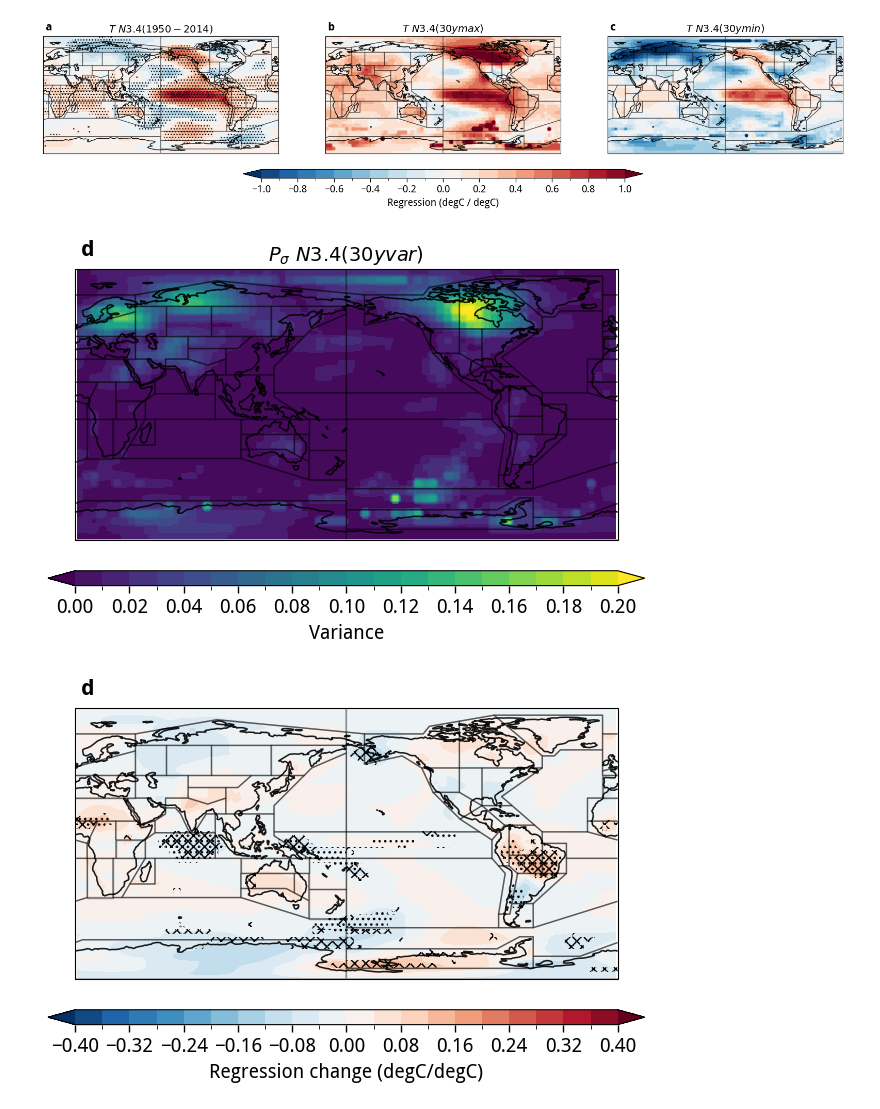
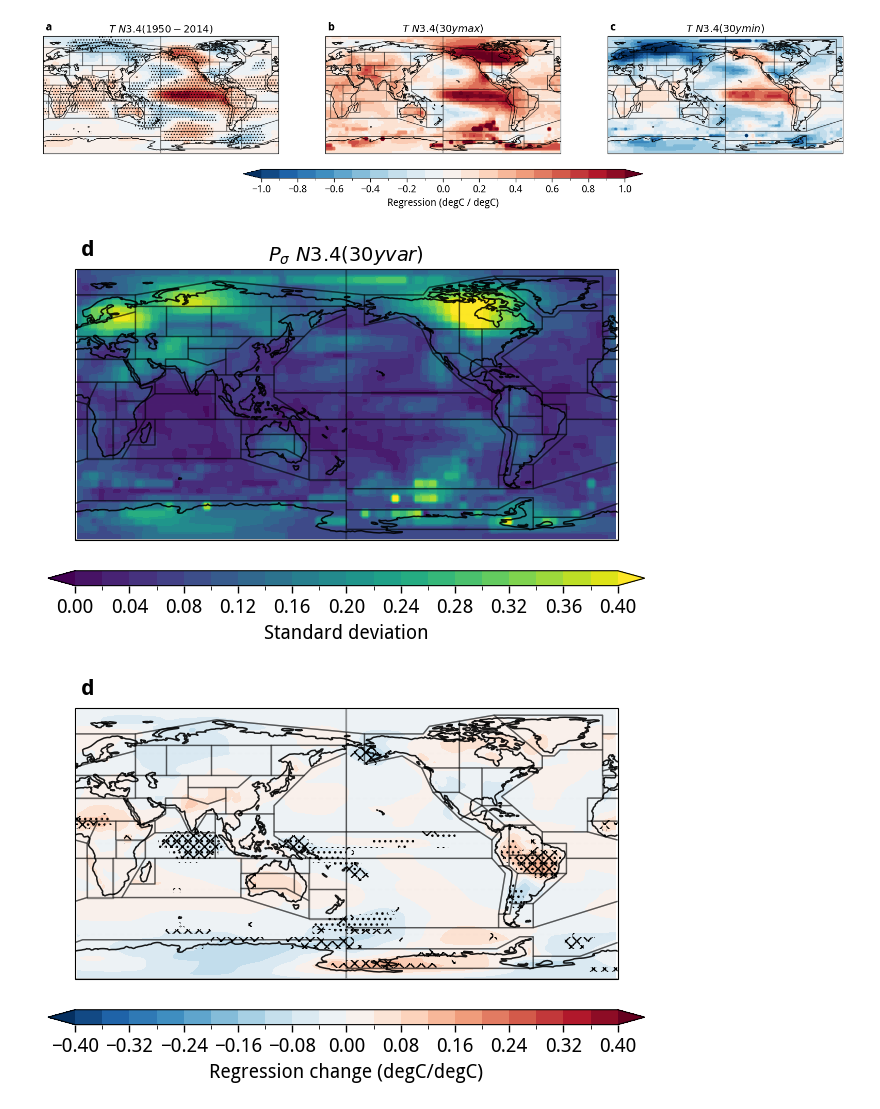
Before and after one commit to adisen99/enso_teleconnection_robustness, a Jupyter notebook: 05a_plotting_ts_regr_results.ipynb, the cells around one changed output. Saved outputs shown, nothing was run; the diff lists cells and outputs as text; code cells hidden in the pictures.

```diff
--- a/05a_plotting_ts_regr_results.ipynb
+++ b/05a_plotting_ts_regr_results.ipynb
@@ -530,16 +530,16 @@ plot_maps(xx, yy, plot_list, titles_list, labels_list, cmap='RdBu_r', levels=np.
 # %% [output]
 [figure]
 # %%
-zz = ts_regr_obs_30y.regr.var('ey')
+zz = ts_regr_obs_30y.regr.std('ey')
 
 xx, yy = np.meshgrid(zz.lon, zz.lat)
 
 
-plot_single_map(xx, yy, zz, title='$P_\sigma ~ N3.4 (30y var)$', label='d', cmap='viridis', levels=np.linspace(0, 0.2, 21), add_sign=False, pval = [], draw_winds=False, u_wnd=[], v_wnd=[], wind_scale=20, draw_contour=False, contour_data=[], contour_levels=[], contour_colors='gray',
+plot_single_map(xx, yy, zz, title='$P_\sigma ~ N3.4 (30y var)$', label='d', cmap='viridis', levels=np.linspace(0, 0.4, 21), add_sign=False, pval = [], draw_winds=False, u_wnd=[], v_wnd=[], wind_scale=20, draw_contour=False, contour_data=[], contour_levels=[], contour_colors='gray',
                 figsize=(7,8), land_mask_list = False, add_patch=False, add_patch_extra=False, hatch_type = 'insig', proj=ccrs.PlateCarree(central_longitude=180),
-                cbar_kwargs=dict(orientation='horizontal', label='Variance', aspect=40, shrink=1.1, pad=0.05), draw_labels=False, draw_colorbar=True, draw_ipcc_regions=True, auto_aspect=False)
+                cbar_kwargs=dict(orientation='horizontal', label='Standard deviation', aspect=40, shrink=1.1, pad=0.05), draw_labels=False, draw_colorbar=True, draw_ipcc_regions=True, auto_aspect=False)
 # %% [output]
-[figure, old version]
+[figure, new version]
 # %%
 import xesmf as xe
 # %%
```
Also changed, not shown: parts of 2 cells of this notebook, 5 other files.
